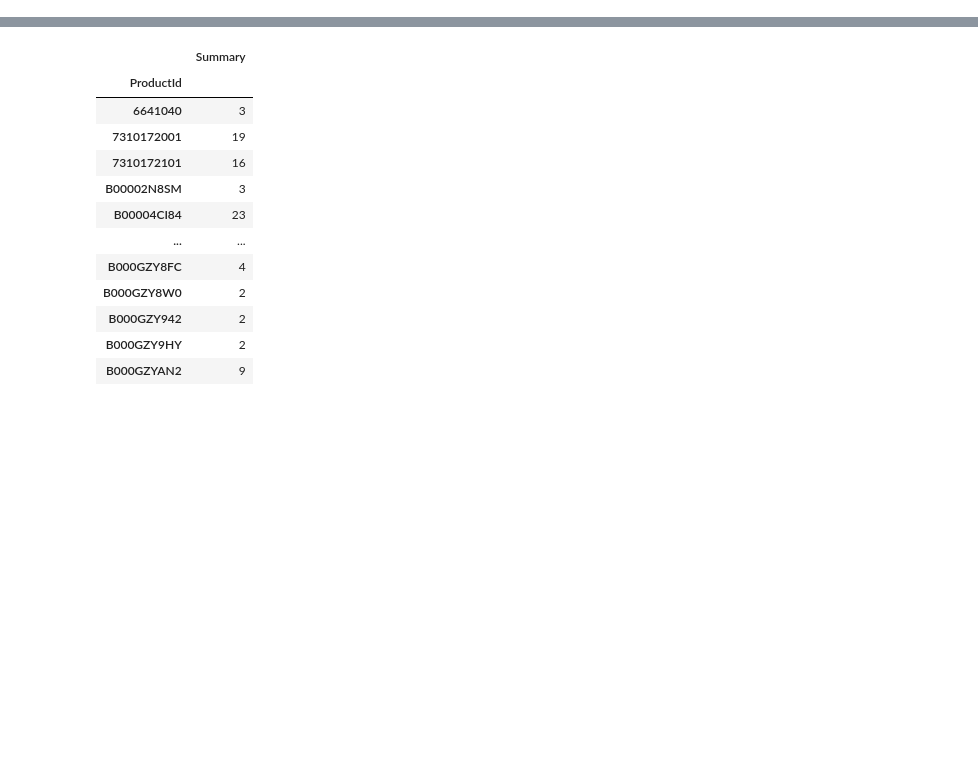
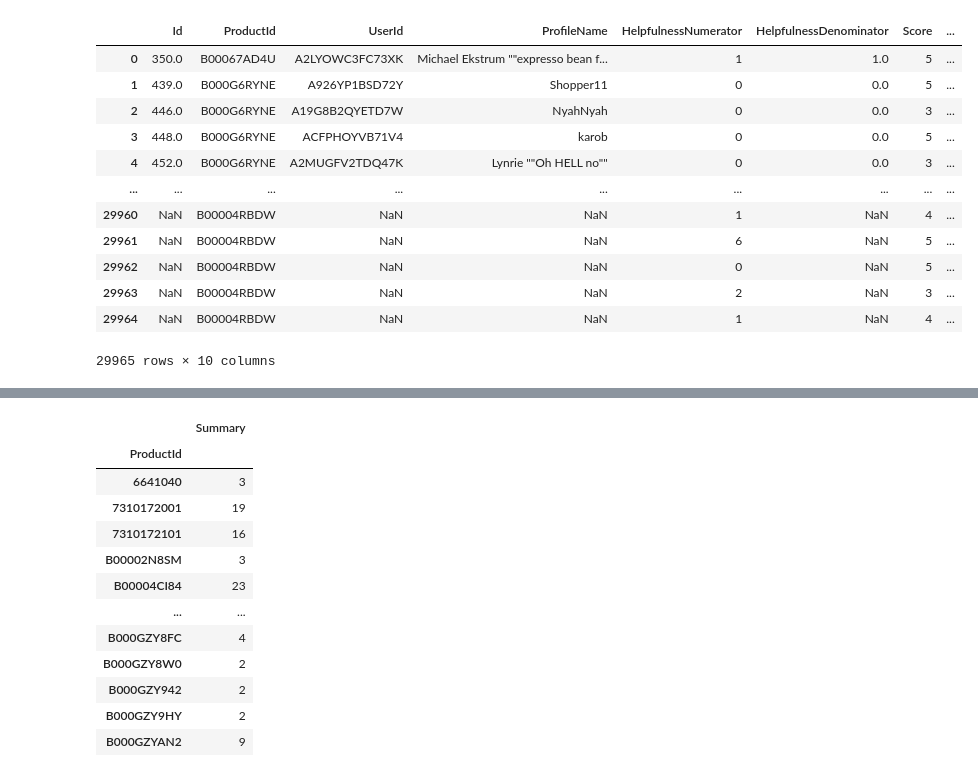
Before and after one commit to Vector239/ISOM5160-project-AI-Driven-Personalized-Product-Improvement-Recommendation-System-for-Amazon-Sellers, a Jupyter notebook: ISOM5160-GROUP7.ipynb, the cells around one changed output, grey strips where cells are left out. Saved outputs shown, nothing was run; the diff lists cells and outputs as text; code cells hidden in the pictures; blank space fills up the shorter version.

```diff
--- a/ISOM5160-GROUP7.ipynb
+++ b/ISOM5160-GROUP7.ipynb
@@ -5,12 +27,15 @@
 # Run this to speed up the data scraping process
 !unzip -oq new_data.zip
 # %%
-from amazon_new_data_scraping import parallel_scrape_amazon_product_info, load_all_data_as_dataframe
 import pandas as pd
+import numpy as np
+from scipy.stats import spearmanr
 
-df_amazon_food_reviews = pd.read_csv('amazon_food_reviews.csv', converters={
-    "Time": lambda x: pd.to_datetime(int(x), unit="s")  # 如果是秒
-})
+from amazon_new_data_scraping import parallel_scrape_amazon_product_info, load_all_data_as_dataframe, \
+    extract_comments_from_product_info
+
+df_amazon_food_reviews = pd.read_csv('amazon_food_reviews.csv',
+                                     converters={"Time": lambda x: pd.to_datetime(int(x), unit="s")})
 # %%
 product_id_list = list(df_amazon_food_reviews.ProductId.unique())
 print(f"Total number of products: {len(product_id_list)}")
@@ -76,0 +68,19 @@ df_amazon_product_info
+# %%
+# Concat new reviews to the original dataset and drop duplicates
+df_amazon_food_reviews = pd.concat([df_amazon_food_reviews, extract_comments_from_product_info(df_amazon_product_info)]
+                                   ).drop_duplicates(['Score', 'Time', 'Summary']).reset_index(drop=True)
+df_amazon_food_reviews
+# %% [output]
+|  | Id | ProductId | UserId | ProfileName | HelpfulnessNumerator | HelpfulnessDenominator | Score | ... |
+| 0 | 350.0 | B00067AD4U | A2LYOWC3FC73XK | Michael Ekstrum ""expresso bean f... | 1 | 1.0 | 5 | ... |
+| 1 | 439.0 | B000G6RYNE | A926YP1BSD72Y | Shopper11 | 0 | 0.0 | 5 | ... |
+| 2 | 446.0 | B000G6RYNE | A19G8B2QYETD7W | NyahNyah | 0 | 0.0 | 3 | ... |
+| 3 | 448.0 | B000G6RYNE | ACFPHOYVB71V4 | karob | 0 | 0.0 | 5 | ... |
+| 4 | 452.0 | B000G6RYNE | A2MUGFV2TDQ47K | Lynrie ""Oh HELL no"" | 0 | 0.0 | 3 | ... |
+| ... | ... | ... | ... | ... | ... | ... | ... | ... |
+| 29960 | NaN | B00004RBDW | NaN | NaN | 1 | NaN | 4 | ... |
+| 29961 | NaN | B00004RBDW | NaN | NaN | 6 | NaN | 5 | ... |
+| 29962 | NaN | B00004RBDW | NaN | NaN | 0 | NaN | 5 | ... |
+| 29963 | NaN | B00004RBDW | NaN | NaN | 2 | NaN | 3 | ... |
+| 29964 | NaN | B00004RBDW | NaN | NaN | 1 | NaN | 4 | ... |
+29965 rows × 10 columns
```
Also changed, not shown: parts of 16 cells of this notebook, 2 other files.
